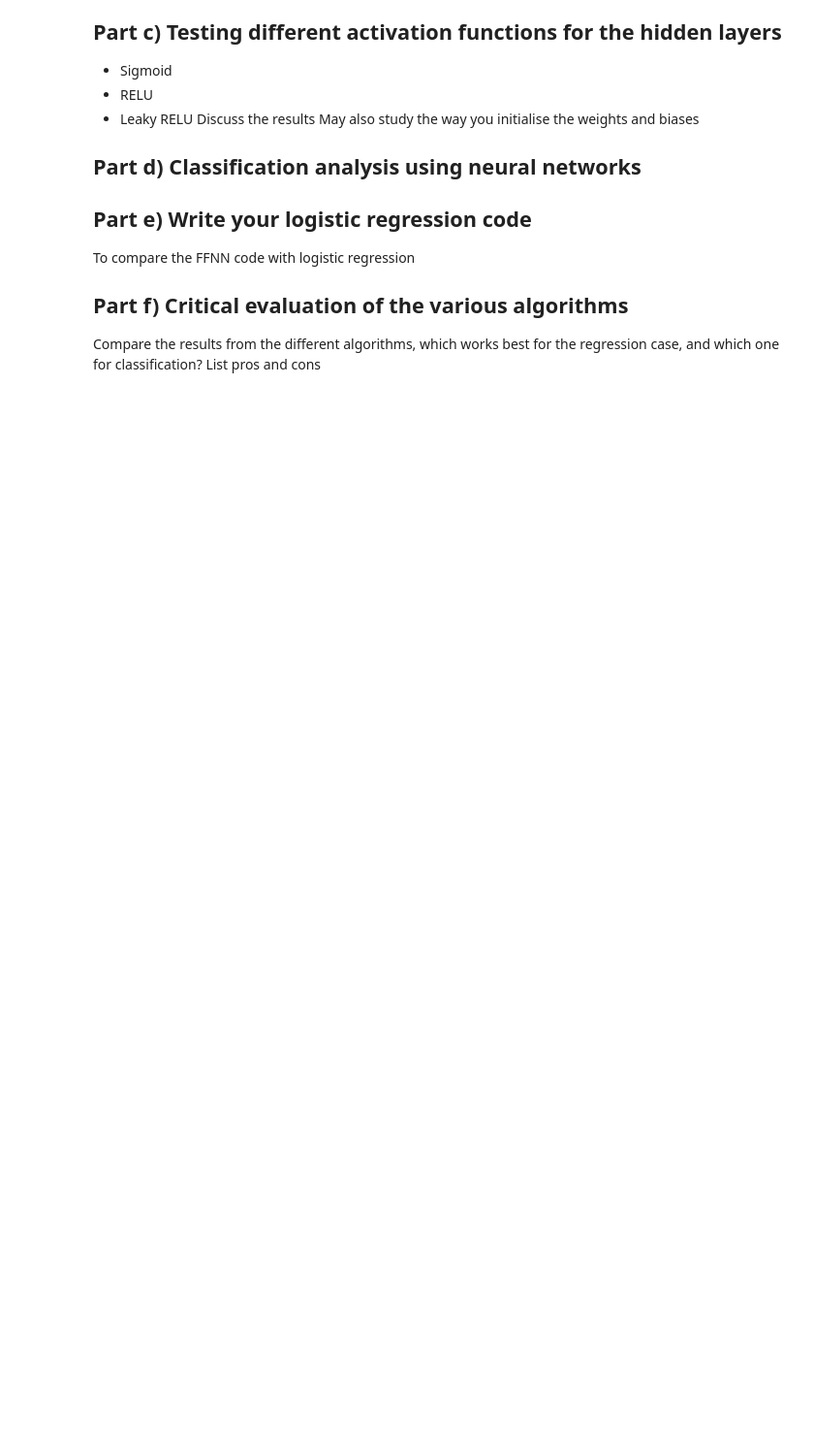
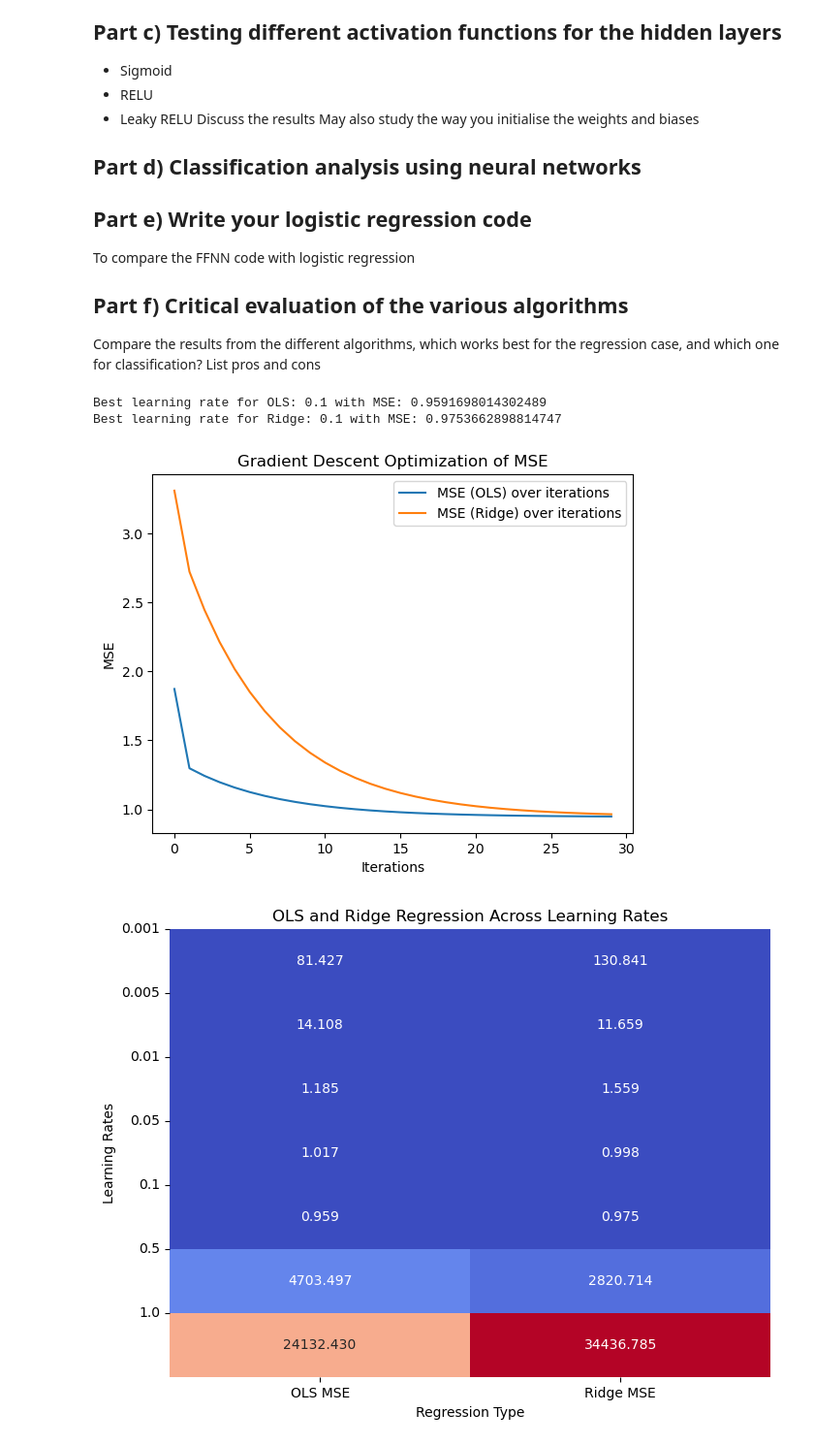
Before and after one commit to hellegje/fys-stk4155, a Jupyter notebook: Project2/Project2.ipynb, the cells around one changed output. Shown at 97% size. Drawn from its saved outputs; the diff is of its cells as text; code cells hidden in the pictures; blank space fills up the shorter version.

```diff
--- a/Project2/Project2.ipynb
+++ b/Project2/Project2.ipynb
@@ -152,0 +255,68 @@ class LinearRegression:
+# %%
+import seaborn as sns
+import pandas as pd
+import matplotlib.pyplot as plt
+
+#Set-up taken from lecture notes
+n = 100
+x = 2*np.random.rand(n,1)
+y = 4+3*x+5*x*x + np.random.randn(n, 1)
+
+N_iterations = 30
+
+linear_regression = LinearRegression(x, y)
+
+#Gradient descent
+learning_rates = np.array([0.001, 0.005, 0.01, 0.05, 0.1, 0.5, 1])
+mse_data = np.zeros((len(learning_rates), 2))  # Rows for learning rates, columns for OLS and Ridge
+for i, eta in enumerate(learning_rates):
+    ols_betas, ols_mses = linear_regression.gradient_descent(LinearRegressionModel.OrdinaryLeastSquares, n, N_iterations, eta)
+    mse_data[i, 0] = min(ols_mses)
+    ridge_betas, ridge_mses = linear_regression.gradient_descent(LinearRegressionModel.Ridge, n, N_iterations, eta, lmbda=0.01)
+    mse_data[i, 1] = min(ridge_mses)
+
+    #print(f"OLS - eta: {eta}, mse: {ols_mse}")
+    #print(f"Ridge - eta: {eta}, mse: {ridge_mse}")
+
+
+# Find the minimum MSE and corresponding index
+ols_min_mse, ols_best_eta = Get_best_mse_and_eta(mse_data[:, 0], learning_rates)
+ridge_min_mse, ridge_best_eta = Get_best_mse_and_eta(mse_data[:, 1], learning_rates)
+
+# Print results
+print(f"Best learning rate for OLS: {ols_best_eta} with MSE: {ols_min_mse}")
+print(f"Best learning rate for Ridge: {ridge_best_eta} with MSE: {ridge_min_mse}")
+
+# Get values for the best learning rate: (I am lazy and run it again rather than rewrite the loop above to store it)
+ols_betas, ols_mses = linear_regression.gradient_descent(LinearRegressionModel.OrdinaryLeastSquares, n, N_iterations, ols_best_eta)
+ridge_betas, ridge_mses = linear_regression.gradient_descent(LinearRegressionModel.Ridge, n, N_iterations, ridge_best_eta, lmbda=0.01)
+
+
+# Plot MSE over iterations
+plt.plot(range(N_iterations), ols_mses, label="MSE (OLS) over iterations")
+plt.plot(range(N_iterations), ridge_mses, label="MSE (Ridge) over iterations")
+plt.xlabel("Iterations")
+plt.ylabel("MSE")
+plt.title("Gradient Descent Optimization of MSE")
+plt.legend()
+plt.show()
+
+
+# Create a DataFrame for heatmap plotting
+mse_df = pd.DataFrame(mse_data, columns=['OLS MSE', 'Ridge MSE'], index=learning_rates)
+
+# Plot the heatmap
+plt.figure(figsize=(8, 6))
+#sns.heatmap(mse_df, annot=True, fmt=".3f", cmap="coolwarm", cbar_kws={'label': 'MSE'})
+sns.heatmap(mse_df, annot=True, fmt=".3f", cmap="coolwarm", cbar=False)
+plt.title("OLS and Ridge Regression Across Learning Rates")
+plt.xlabel("Regression Type")
+plt.ylabel("Learning Rates")
+plt.xticks(ticks=np.arange(0.5, 2), labels=mse_df.columns, rotation=0)
+plt.yticks(ticks=np.arange(len(learning_rates)), labels=mse_df.index, rotation=0)
+plt.show()
+# %% [output]
+Best learning rate for OLS: 0.1 with MSE: 0.9591698014302489
+Best learning rate for Ridge: 0.1 with MSE: 0.9753662898814747
+[figure, added]
+[figure, added]
```
Also changed, not shown: parts of 5 cells of this notebook.
